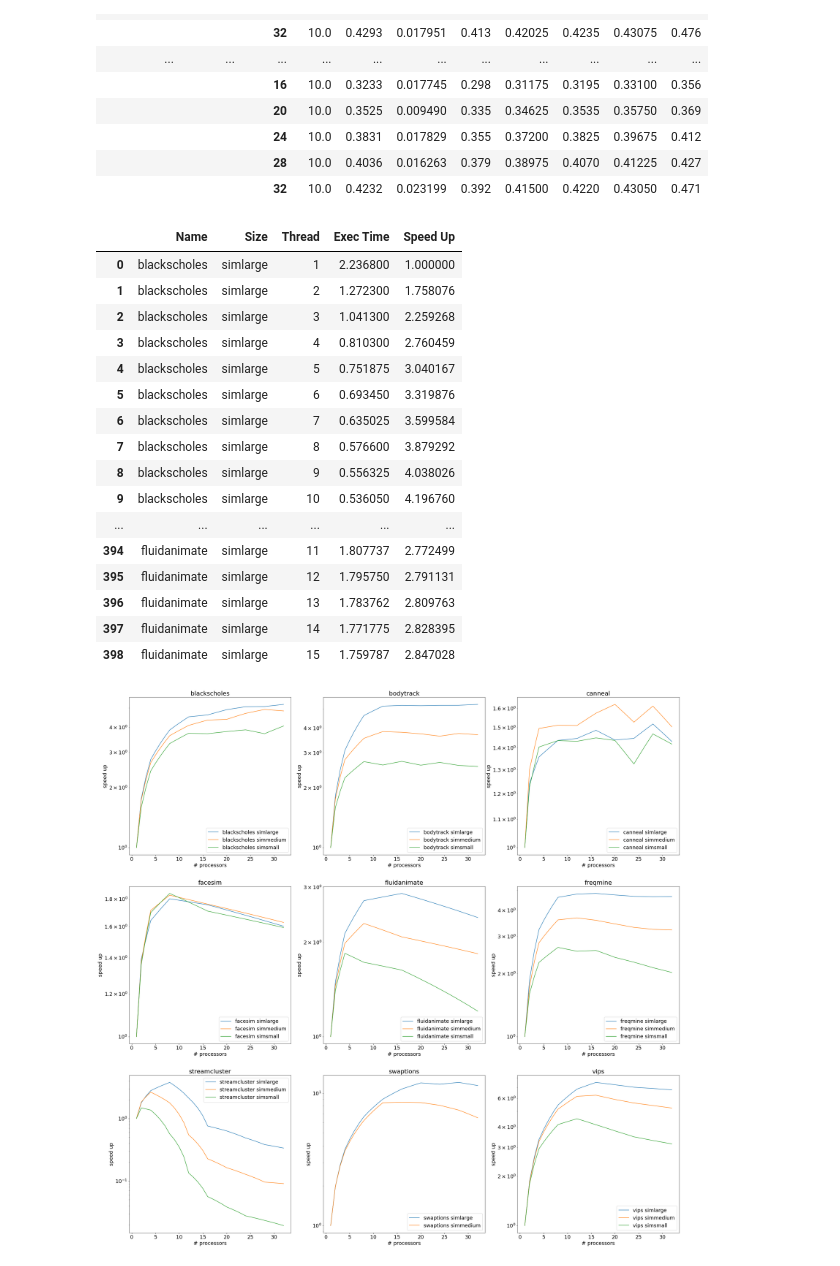
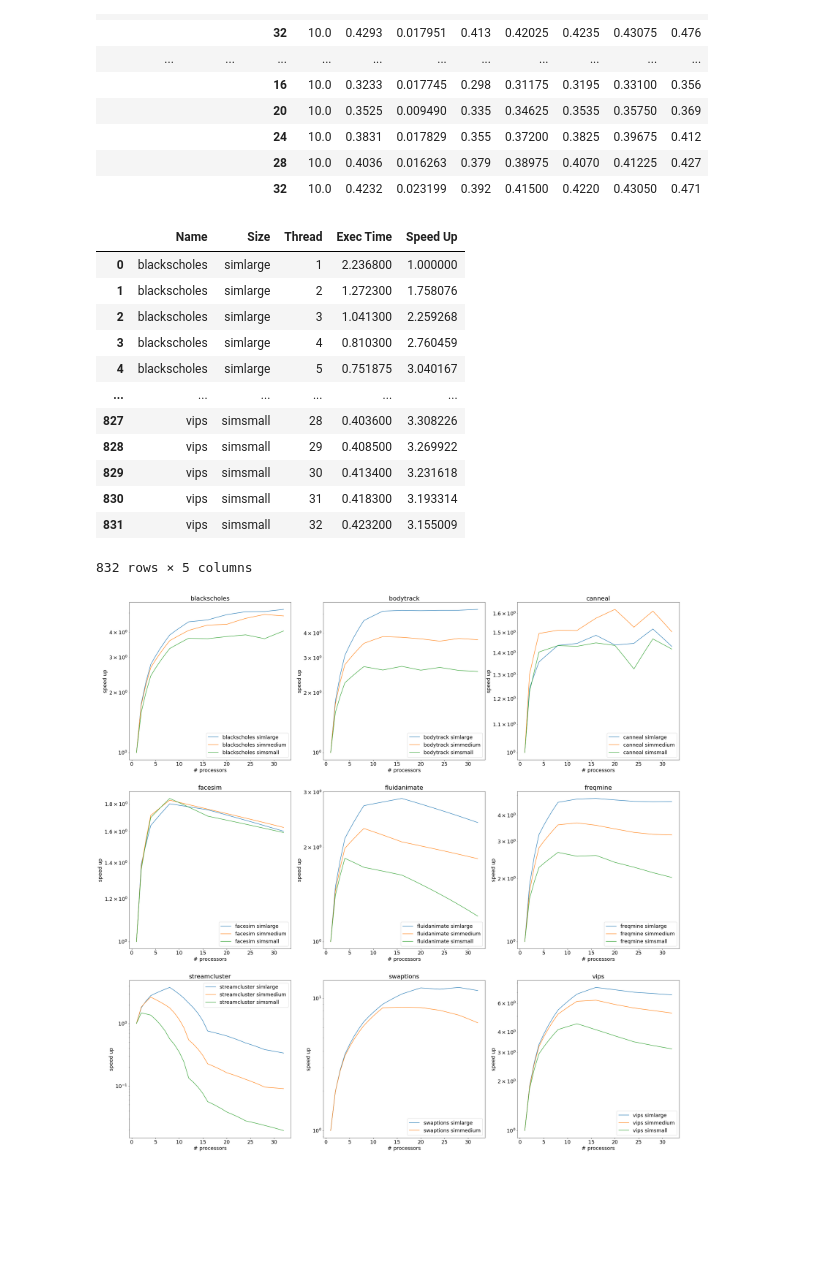
Before and after one commit to liubai01/Multicore-NYU-2021, a Jupyter notebook: Data Preprocess.ipynb, the cells around one changed output. Drawn from its saved outputs; the diff is of its cells as text; code cells hidden in the pictures; blank space fills up the shorter version.

```diff
--- a/Data Preprocess.ipynb
+++ b/Data Preprocess.ipynb
@@ -124,44 +132,41 @@ for m in modules:
             else:
                 if previous is not None:
                     spd_up = ts[0] / np.array(ts)
                     spd_up, _ = interplotation(spd_up, threads)
                     ts, threads = interplotation(ts, threads)
 
                     for i in range(32):
                         data.append([previous[0], previous[1], threads[i], ts[i], spd_up[i]])
 
                 ts = [t]
                 threads = [thread]
                 previous = (name, size)
 
     spd_up = ts[0] / np.array(ts)
     spd_up, _ = interplotation(spd_up, threads)
     ts, threads = interplotation(ts, threads)
 
     for i in range(32):
         data.append([previous[0], previous[1], threads[i], ts[i], spd_up[i]])
 
 df_preprocessed = pd.DataFrame(data=data, columns=["Name", "Size", "Thread", "Exec Time", "Speed Up"])
 df_preprocessed.to_csv(os.path.join("data", "data_speedup.csv"), index=None)
+pd.options.display.max_rows = 30
 df_preprocessed
 # %% [output]
 |  | Name | Size | Thread | Exec Time | Speed Up |
 | 0 | blackscholes | simlarge | 1 | 2.236800 | 1.000000 |
 | 1 | blackscholes | simlarge | 2 | 1.272300 | 1.758076 |
 | 2 | blackscholes | simlarge | 3 | 1.041300 | 2.259268 |
 | 3 | blackscholes | simlarge | 4 | 0.810300 | 2.760459 |
 | 4 | blackscholes | simlarge | 5 | 0.751875 | 3.040167 |
-| 5 | blackscholes | simlarge | 6 | 0.693450 | 3.319876 |
-| 6 | blackscholes | simlarge | 7 | 0.635025 | 3.599584 |
-| 7 | blackscholes | simlarge | 8 | 0.576600 | 3.879292 |
-| 8 | blackscholes | simlarge | 9 | 0.556325 | 4.038026 |
-| 9 | blackscholes | simlarge | 10 | 0.536050 | 4.196760 |
 | ... | ... | ... | ... | ... | ... |
-| 394 | fluidanimate | simlarge | 11 | 1.807737 | 2.772499 |
-| 395 | fluidanimate | simlarge | 12 | 1.795750 | 2.791131 |
-| 396 | fluidanimate | simlarge | 13 | 1.783762 | 2.809763 |
-| 397 | fluidanimate | simlarge | 14 | 1.771775 | 2.828395 |
-| 398 | fluidanimate | simlarge | 15 | 1.759787 | 2.847028 |
+| 827 | vips | simsmall | 28 | 0.403600 | 3.308226 |
+| 828 | vips | simsmall | 29 | 0.408500 | 3.269922 |
+| 829 | vips | simsmall | 30 | 0.413400 | 3.231618 |
+| 830 | vips | simsmall | 31 | 0.418300 | 3.193314 |
+| 831 | vips | simsmall | 32 | 0.423200 | 3.155009 |
+832 rows × 5 columns
 # %%
 modules = [
     'blackscholes',
```
Also changed, not shown: parts of 1 cell of this notebook.
